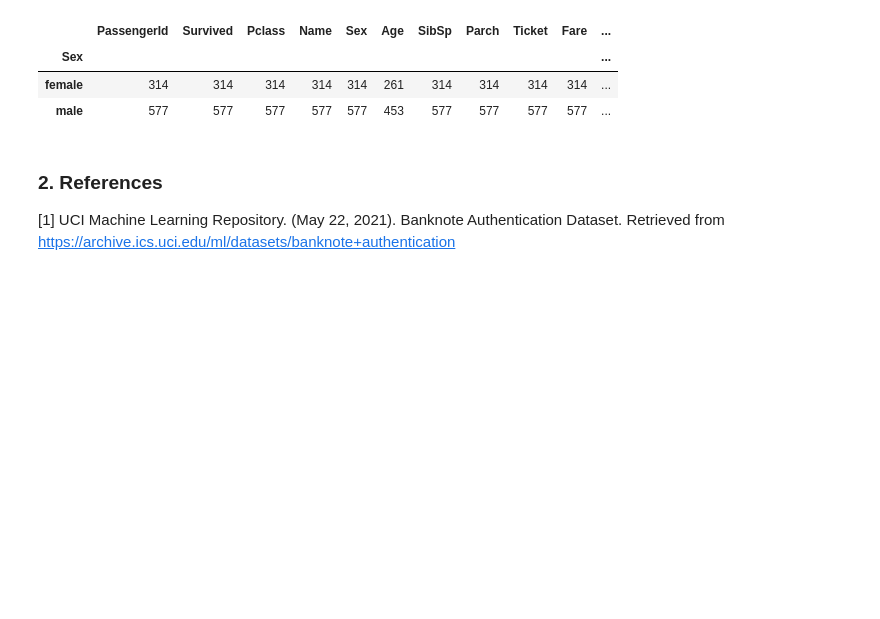
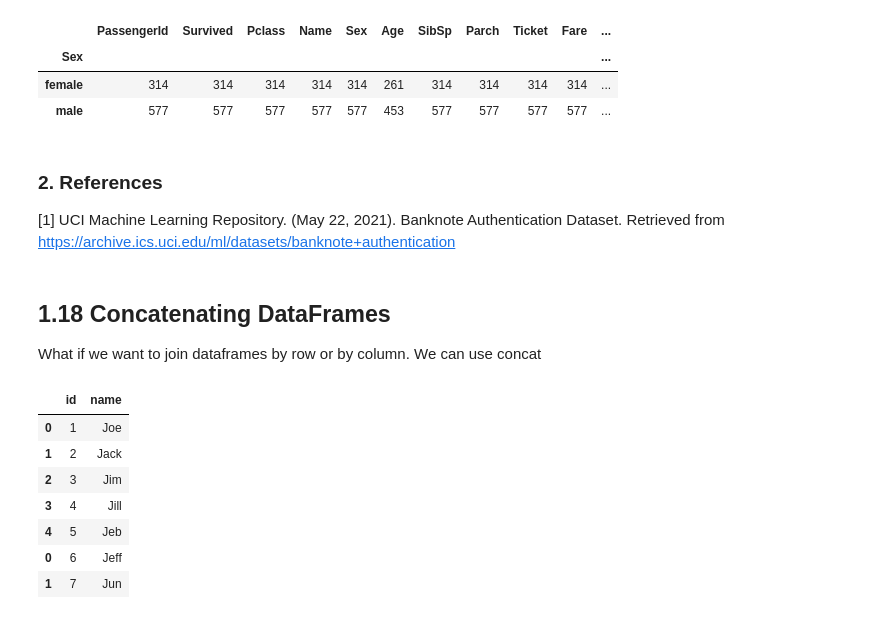
Before and after one commit to alexismenanieves/Pandas_Practice, a Jupyter notebook: Pandas_Practice_Notebook.ipynb, the cells around one changed output. Saved outputs shown, nothing was run; the diff lists cells and outputs as text; code cells hidden in the pictures; blank space fills up the shorter version.

```diff
--- a/Pandas_Practice_Notebook.ipynb
+++ b/Pandas_Practice_Notebook.ipynb
@@ -493,3 +493,6 @@ df_tc.groupby('Sex').apply(lambda x: x.count())
 ### 2. References
 
 [1] UCI Machine Learning Repository. (May 22, 2021). Banknote Authentication Dataset. Retrieved from https://archive.ics.uci.edu/ml/datasets/banknote+authentication
+# %% [markdown]
+## 1.18 Concatenating DataFrames
+What if we want to join dataframes by row or by column. We can use concat
@@ -495,0 +502,12 @@ df_tc.groupby('Sex').apply(lambda x: x.count())
+# %%
+# Check that dataframes must be inside a list
+pd.concat([data_a, data_b], axis=0)
+# %% [output]
+|  | id | name |
+| 0 | 1 | Joe |
+| 1 | 2 | Jack |
+| 2 | 3 | Jim |
+| 3 | 4 | Jill |
+| 4 | 5 | Jeb |
+| 0 | 6 | Jeff |
+| 1 | 7 | Jun |
```
Also changed, not shown: parts of 2 cells of this notebook.
